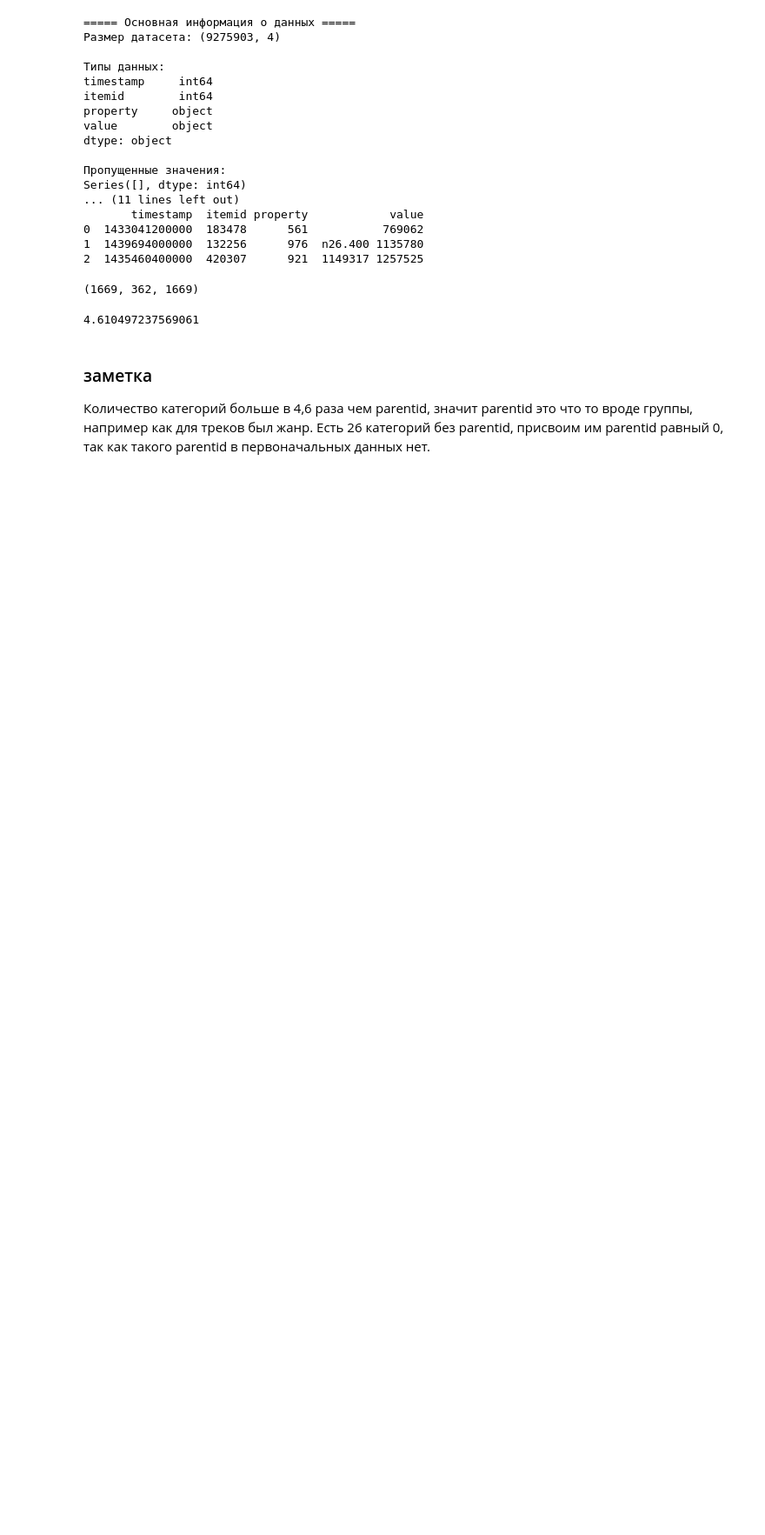
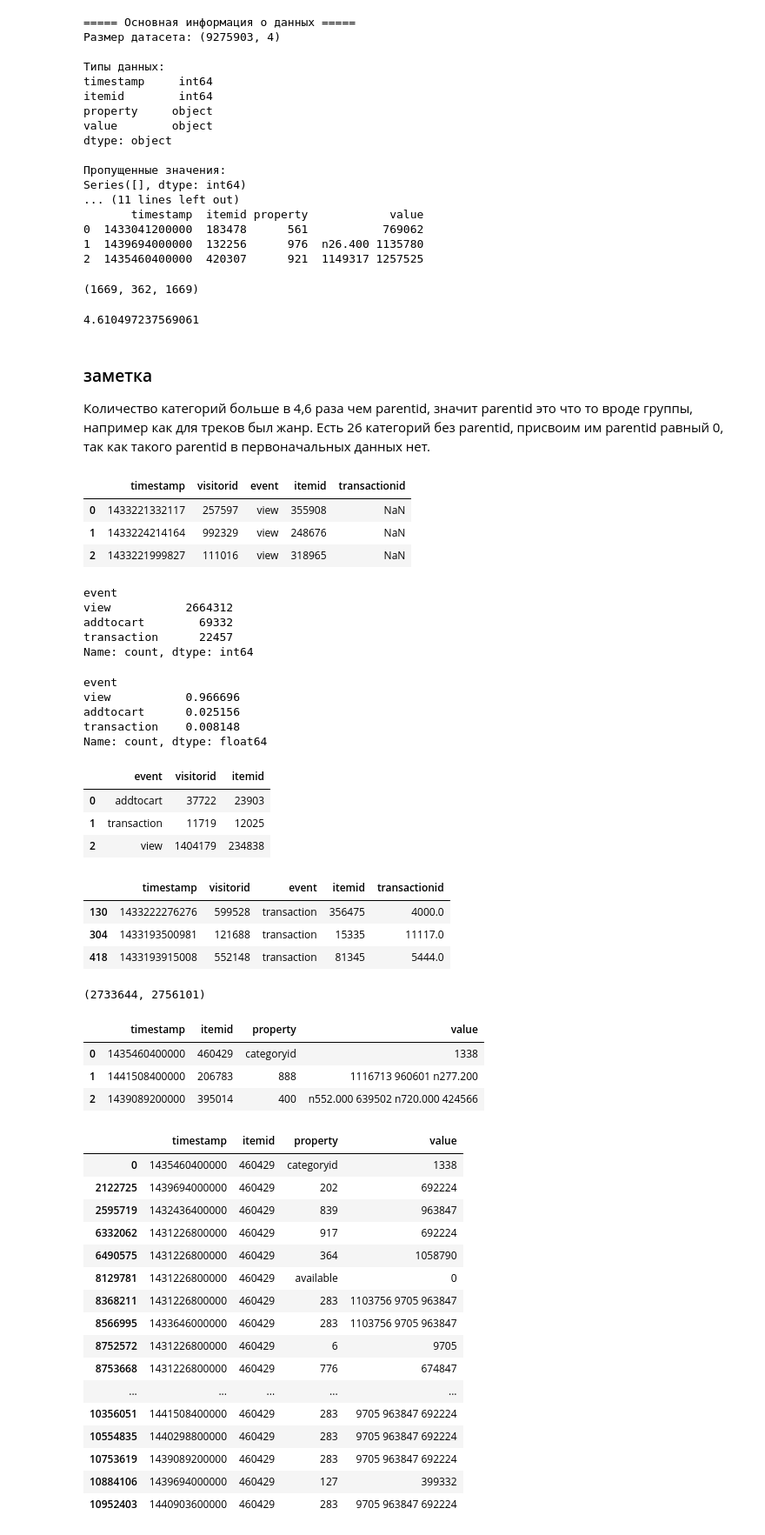
Before and after one commit to AndreyProkofiev/mle-pr-final, a Jupyter notebook: notebooks/eda.ipynb, the cells around one changed output. Shown: that part at 87% size. Drawn from its saved outputs; the diff is of its cells as text; code cells hidden in the pictures; blank space fills up the shorter version.

```diff
--- a/notebooks/eda.ipynb
+++ b/notebooks/eda.ipynb
@@ -162,3 +168,26 @@ category_tree.parentid.ьшт()
 
 Количество категорий больше в 4,6 раза чем parentid, значит parentid это что то вроде группы, например как для треков был жанр.
 Есть 26 категорий без parentid, присвоим им parentid равный 0, так как такого parentid в первоначальных данных нет.
+# %%
+events.head(3)
+# %% [output]
+|  | timestamp | visitorid | event | itemid | transactionid |
+| 0 | 1433221332117 | 257597 | view | 355908 | NaN |
+| 1 | 1433224214164 | 992329 | view | 248676 | NaN |
+| 2 | 1433221999827 | 111016 | view | 318965 | NaN |
+# %%
+events.event.value_counts()
+# %% [output]
+event
+view           2664312
+addtocart        69332
+transaction      22457
+Name: count, dtype: int64
+# %%
+events.event.value_counts()/events.shape[0]
+# %% [output]
+event
+view           0.966696
+addtocart      0.025156
+transaction    0.008148
+Name: count, dtype: float64
@@ -164,0 +196,45 @@ category_tree.parentid.ьшт()
+# %%
+event_gr
+# %% [output]
+|  | event | visitorid | itemid |
+| 0 | addtocart | 37722 | 23903 |
+| 1 | transaction | 11719 | 12025 |
+| 2 | view | 1404179 | 234838 |
+# %%
+events[~events.transactionid.isna()].head(3)
+# %% [output]
+|  | timestamp | visitorid | event | itemid | transactionid |
+| 130 | 1433222276276 | 599528 | transaction | 356475 | 4000.0 |
+| 304 | 1433193500981 | 121688 | transaction | 15335 | 11117.0 |
+| 418 | 1433193915008 | 552148 | transaction | 81345 | 5444.0 |
+# %%
+events[events.transactionid.isna()].shape[0], events.shape[0]
+# %% [output]
+(2733644, 2756101)
+# %%
+item_properties_part1.head(3)
+# %% [output]
+|  | timestamp | itemid | property | value |
+| 0 | 1435460400000 | 460429 | categoryid | 1338 |
+| 1 | 1441508400000 | 206783 | 888 | 1116713 960601 n277.200 |
+| 2 | 1439089200000 | 395014 | 400 | n552.000 639502 n720.000 424566 |
+# %%
+item_properties_part1[item_properties_part1['itemid'] == 460429]
+# %% [output]
+|  | timestamp | itemid | property | value |
+| 0 | 1435460400000 | 460429 | categoryid | 1338 |
+| 2122725 | 1439694000000 | 460429 | 202 | 692224 |
+| 2595719 | 1432436400000 | 460429 | 839 | 963847 |
+| 6332062 | 1431226800000 | 460429 | 917 | 692224 |
+| 6490575 | 1431226800000 | 460429 | 364 | 1058790 |
+| 8129781 | 1431226800000 | 460429 | available | 0 |
+| 8368211 | 1431226800000 | 460429 | 283 | 1103756 9705 963847 |
+| 8566995 | 1433646000000 | 460429 | 283 | 1103756 9705 963847 |
+| 8752572 | 1431226800000 | 460429 | 6 | 9705 |
+| 8753668 | 1431226800000 | 460429 | 776 | 674847 |
+| ... | ... | ... | ... | ... |
+| 10356051 | 1441508400000 | 460429 | 283 | 9705 963847 692224 |
+| 10554835 | 1440298800000 | 460429 | 283 | 9705 963847 692224 |
+| 10753619 | 1439089200000 | 460429 | 283 | 9705 963847 692224 |
+| 10884106 | 1439694000000 | 460429 | 127 | 399332 |
+| 10952403 | 1440903600000 | 460429 | 283 | 9705 963847 692224 |
```
Also changed, not shown: parts of 13 cells of this notebook.
